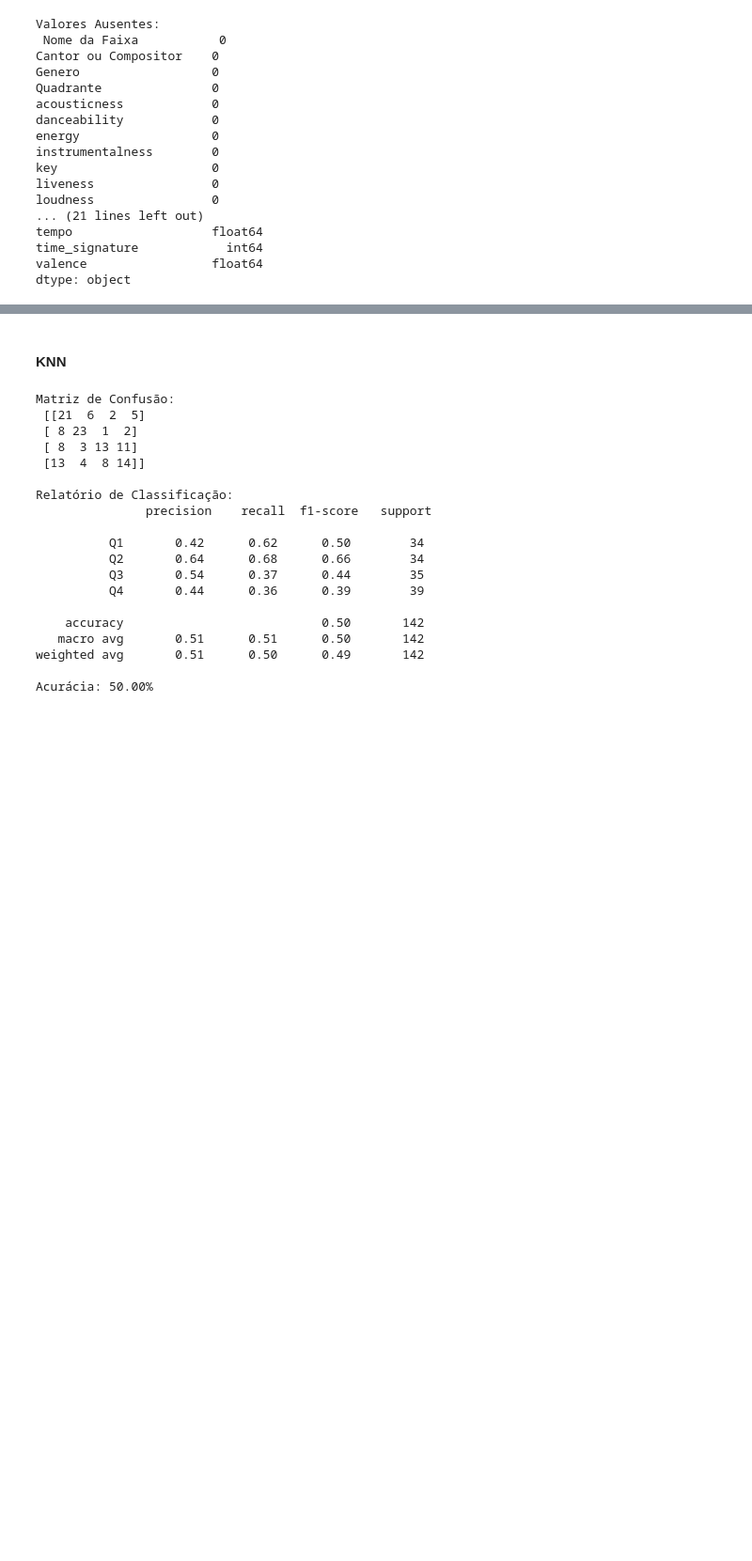
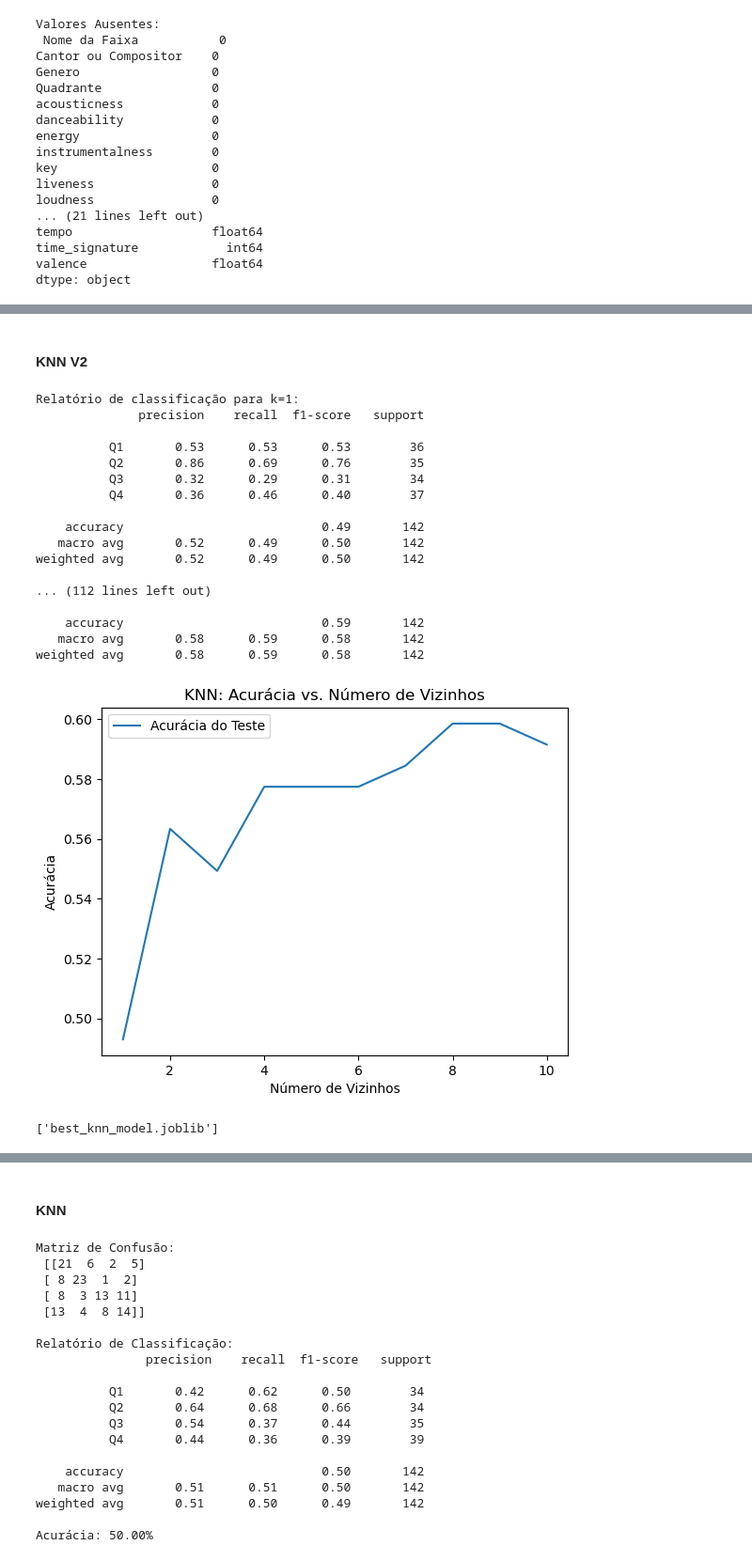
Before and after one commit to lubohen/eEDB-018, a Jupyter notebook: prj/CODES/SPOTIFY_API/DataPrep.ipynb, the cells around one changed output, grey strips where cells are left out. Shown at 94% size. Drawn from its saved outputs; the diff is of its cells as text; code cells hidden in the pictures; blank space fills up the shorter version.

```diff
--- a/prj/CODES/SPOTIFY_API/DataPrep.ipynb
+++ b/prj/CODES/SPOTIFY_API/DataPrep.ipynb
@@ -58,0 +103,69 @@ X_train, X_test, y_train, y_test = train_test_split(X, y, test_size=0.2, random_
+# %% [markdown]
+#### KNN V2
+# %%
+from sklearn.neighbors import KNeighborsClassifier
+from sklearn.metrics import classification_report, accuracy_score
+import matplotlib.pyplot as plt
+
+# Listas para armazenar os resultados
+neighbors_settings = range(1, 11)  # Testar de 1 a 10 vizinhos
+accuracy_scores = []
+
+# Loop para treinar e testar o KNN com diferentes números de vizinhos
+for n_neighbors in neighbors_settings:
+
+    # Criar e treinar o modelo
+    knn = KNeighborsClassifier(n_neighbors=n_neighbors)
+    knn.fit(X_train, y_train)
+
+    # Fazer previsões no conjunto de teste
+    y_pred = knn.predict(X_test)
+
+    # Calcular e armazenar a acurácia
+    accuracy = accuracy_score(y_test, y_pred)
+    accuracy_scores.append(accuracy)
+
+    # Imprimir o relatório de classificação para cada modelo
+    print(f'Relatório de classificação para k={n_neighbors}:')
+    print(classification_report(y_test, y_pred), '\n')
+
+# Plotar os resultados
+plt.plot(neighbors_settings, accuracy_scores, label='Acurácia do Teste')
+plt.ylabel('Acurácia')
+plt.xlabel('Número de Vizinhos')
+plt.title('KNN: Acurácia vs. Número de Vizinhos')
+plt.legend()
+plt.show()
+# %% [output]
+Relatório de classificação para k=1:
+              precision    recall  f1-score   support
+
+          Q1       0.53      0.53      0.53        36
+          Q2       0.86      0.69      0.76        35
+          Q3       0.32      0.29      0.31        34
+          Q4       0.36      0.46      0.40        37
+
+    accuracy                           0.49       142
+   macro avg       0.52      0.49      0.50       142
+weighted avg       0.52      0.49      0.50       142
+
+... (112 lines left out)
+
+    accuracy                           0.59       142
+   macro avg       0.58      0.59      0.58       142
+weighted avg       0.58      0.59      0.58       142
+[figure, added]
+# %%
+import joblib
+
+# Identificar o melhor número de vizinhos
+best_k = neighbors_settings[accuracy_scores.index(max(accuracy_scores))]
+
+# Treinar o modelo novamente com o melhor k
+best_knn_model = KNeighborsClassifier(n_neighbors=best_k)
+best_knn_model.fit(X_train, y_train)
+
+# Salvar o modelo
+joblib.dump(best_knn_model, r'best_knn_model.joblib')
+# %% [output]
+['best_knn_model.joblib']
```
Also changed, not shown: parts of 17 cells of this notebook, 17 other files.
